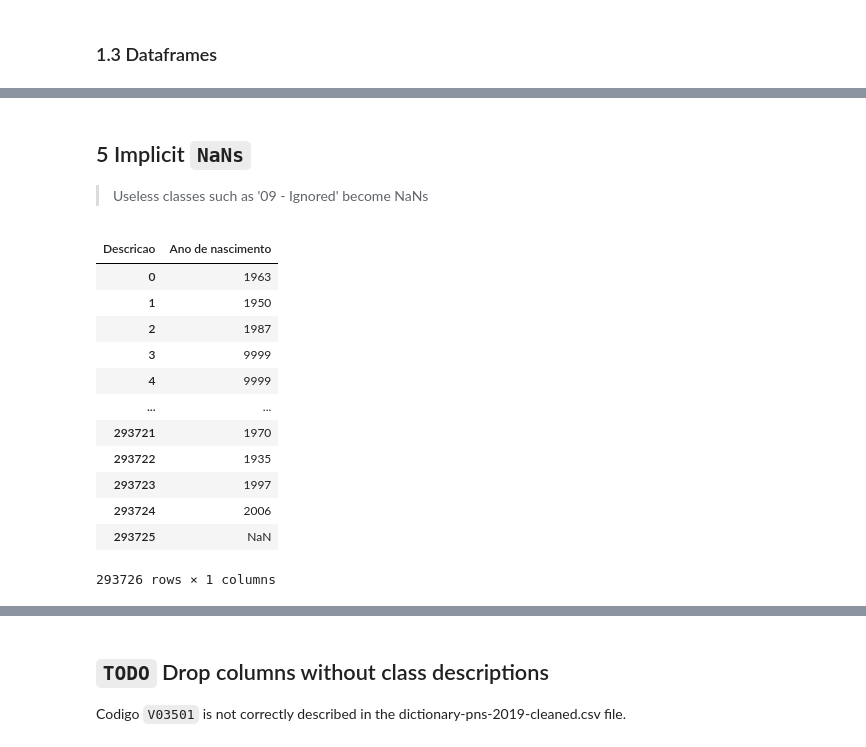
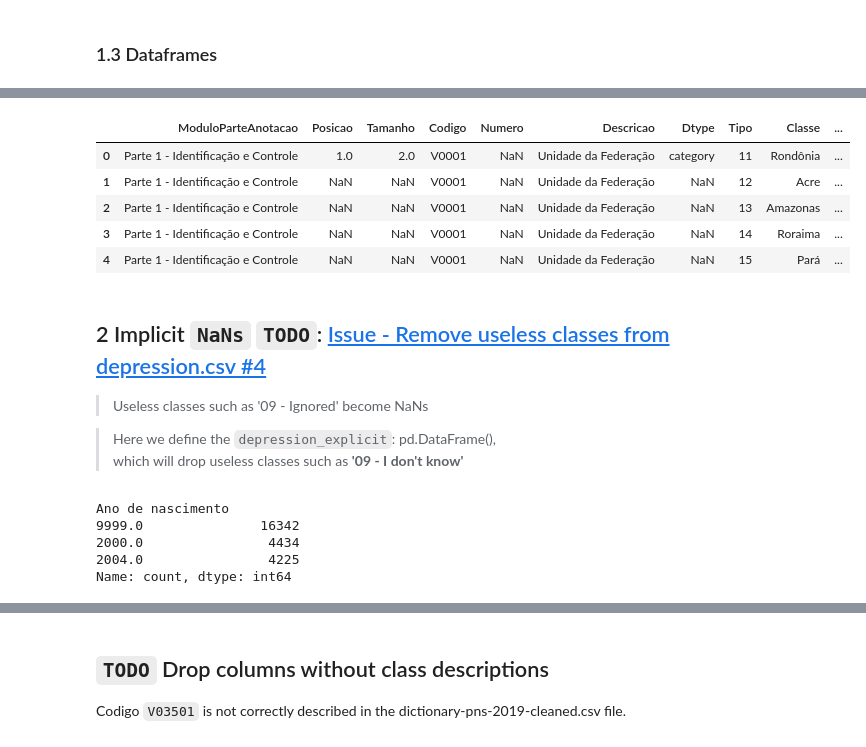
Before and after one commit to feed0/depressao-ibge-pns, a Jupyter notebook: src/4-pre-processing/pre-processing.ipynb, the cells around one changed output, grey strips where cells are left out. Drawn from its saved outputs; the diff is of its cells as text; code cells hidden in the pictures.

```diff
--- a/src/4-pre-processing/pre-processing.ipynb
+++ b/src/4-pre-processing/pre-processing.ipynb
@@ -35,20 +31,25 @@ depression
+# %%
+DEPRESSION_DICTIONARY.head()
+# %% [output]
+|  | ModuloParteAnotacao | Posicao | Tamanho | Codigo | Numero | Descricao | Dtype | Tipo | Classe | ... |
+| 0 | Parte 1 - Identificação e Controle | 1.0 | 2.0 | V0001 | NaN | Unidade da Federação | category | 11 | Rondônia | ... |
+| 1 | Parte 1 - Identificação e Controle | NaN | NaN | V0001 | NaN | Unidade da Federação | NaN | 12 | Acre | ... |
+| 2 | Parte 1 - Identificação e Controle | NaN | NaN | V0001 | NaN | Unidade da Federação | NaN | 13 | Amazonas | ... |
+| 3 | Parte 1 - Identificação e Controle | NaN | NaN | V0001 | NaN | Unidade da Federação | NaN | 14 | Roraima | ... |
+| 4 | Parte 1 - Identificação e Controle | NaN | NaN | V0001 | NaN | Unidade da Federação | NaN | 15 | Pará | ... |
 # %% [markdown]
-## 5 Implicit `NaNs`
+## 2 Implicit `NaNs` `TODO`: [Issue - Remove useless classes from depression.csv #4](https://github.com/feed0/depressao-ibge-pns/issues/4)
 > Useless classes such as '09 - Ignored' become NaNs
+
+>Here we define the `depression_explicit`: pd.DataFrame(),<br>
+>which will drop useless classes such as **'09 - I don't know'**
 # %%
-depression.C00703
+# Here, `9999.0` means "Not answered"
+DEPRESSION.C00703.value_counts(ascending=False).head(3)
 # %% [output]
-| Descricao | Ano de nascimento |
-| 0 | 1963 |
-| 1 | 1950 |
-| 2 | 1987 |
-| 3 | 9999 |
-| 4 | 9999 |
-| ... | ... |
-| 293721 | 1970 |
-| 293722 | 1935 |
-| 293723 | 1997 |
-| 293724 | 2006 |
-| 293725 | NaN |
-293726 rows × 1 columns
+Ano de nascimento
+9999.0               16342
+2000.0                4434
+2004.0                4225
+Name: count, dtype: int64
 # %%
```
Also changed, not shown: parts of 14 cells of this notebook, 7 other files.
